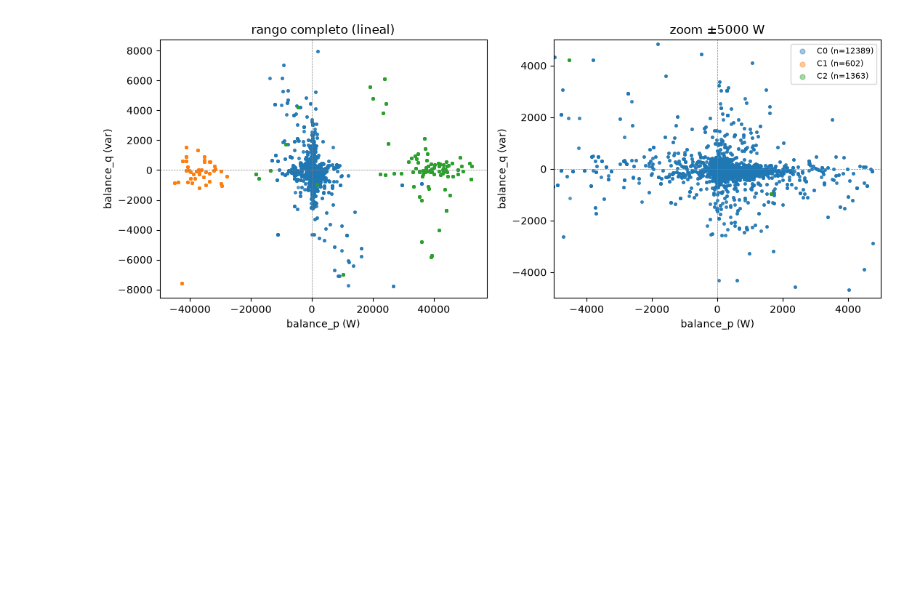
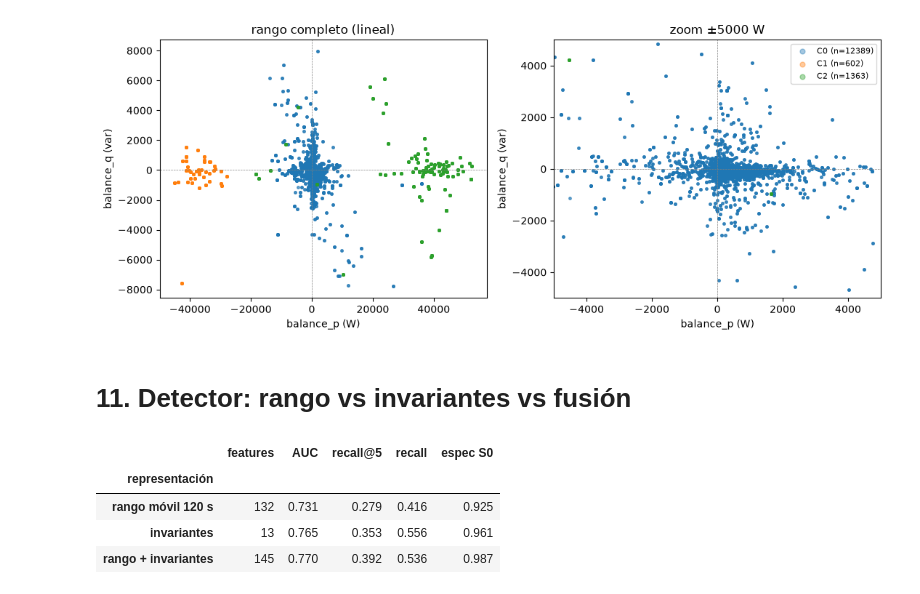
Before and after one commit to maxiricalde/data4cyber, a Jupyter notebook: Colab/NOSUPERVISADO.ipynb, the cells around one changed output. Cells and saved outputs as stored; diff of their text form; code cells hidden in the pictures; blank space fills up the shorter version.

```diff
--- a/Colab/NOSUPERVISADO.ipynb
+++ b/Colab/NOSUPERVISADO.ipynb
@@ -967,3 +967,44 @@ plt.tight_layout()
 plt.show()
 # %% [output]
 [figure]
+# %% [markdown]
+# 11. Detector: rango vs invariantes vs fusión
+# %%
+
+X_inv_por_escenario = {
+    k: invariantes_fisicas(X[k]).reset_index(drop=True) for k in X
+}
+
+X_fusion_por_escenario = {
+    k: pd.concat([X_rango[k].reset_index(drop=True), X_inv_por_escenario[k]], axis=1)
+    for k in X
+}
+
+representaciones_detector = {
+    "rango móvil 120 s": X_rango,
+    "invariantes": X_inv_por_escenario,
+    "rango + invariantes": X_fusion_por_escenario,
+}
+
+
+filas_detector = []
+for nombre, X_rep in representaciones_detector.items():
+    tabla = loso(X_rep, Y, "birch")
+    resumen = tabla.groupby("modelo")[["auc", "recall_5", "recall", "especificidad"]].mean().iloc[0]
+    filas_detector.append({
+        "representación": nombre,
+        "features": X_rep["S1"].shape[1],
+        "AUC": resumen["auc"],
+        "recall@5": resumen["recall_5"],
+        "recall": resumen["recall"],
+        "espec S0": float(tabla.loc[tabla["escenario"] == "S0", "especificidad"].iloc[0]),
+    })
+
+comparacion_detector = pd.DataFrame(filas_detector).set_index("representación")
+display(comparacion_detector.round(3))
+# %% [output]
+|  | features | AUC | recall@5 | recall | espec S0 |
+| representación |  |  |  |  |  |
+| rango móvil 120 s | 132 | 0.731 | 0.279 | 0.416 | 0.925 |
+| invariantes | 13 | 0.765 | 0.353 | 0.556 | 0.961 |
+| rango + invariantes | 145 | 0.770 | 0.392 | 0.536 | 0.987 |
```
